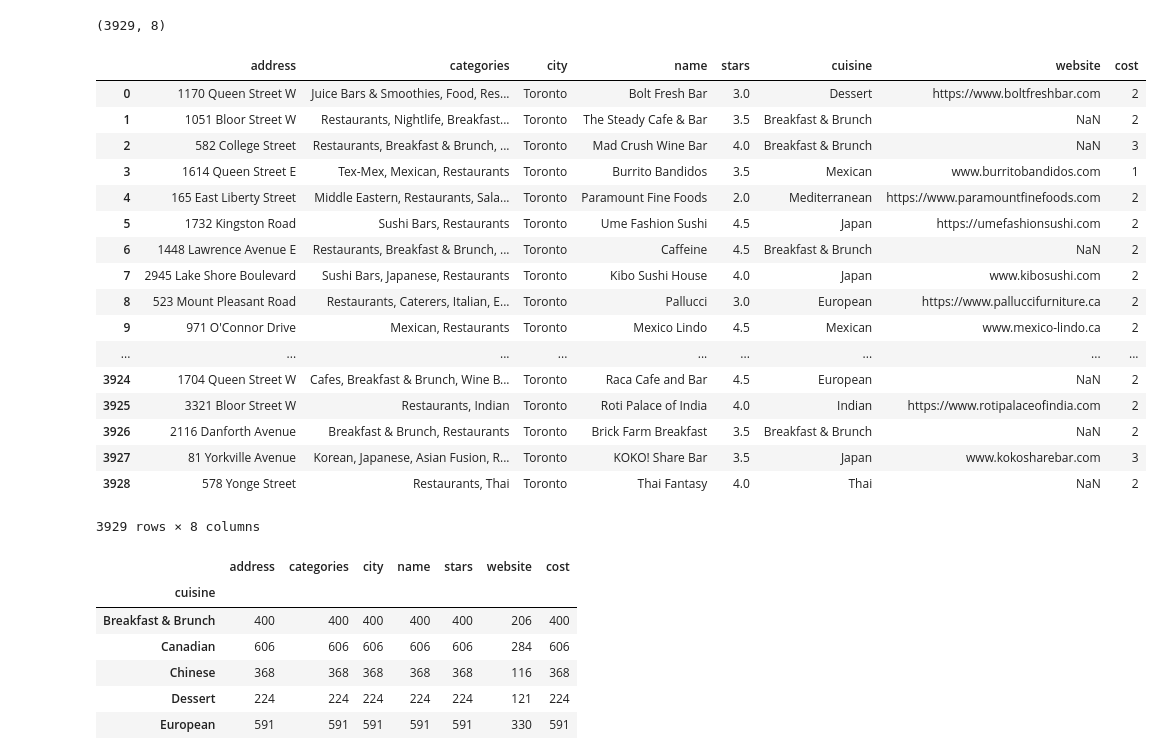
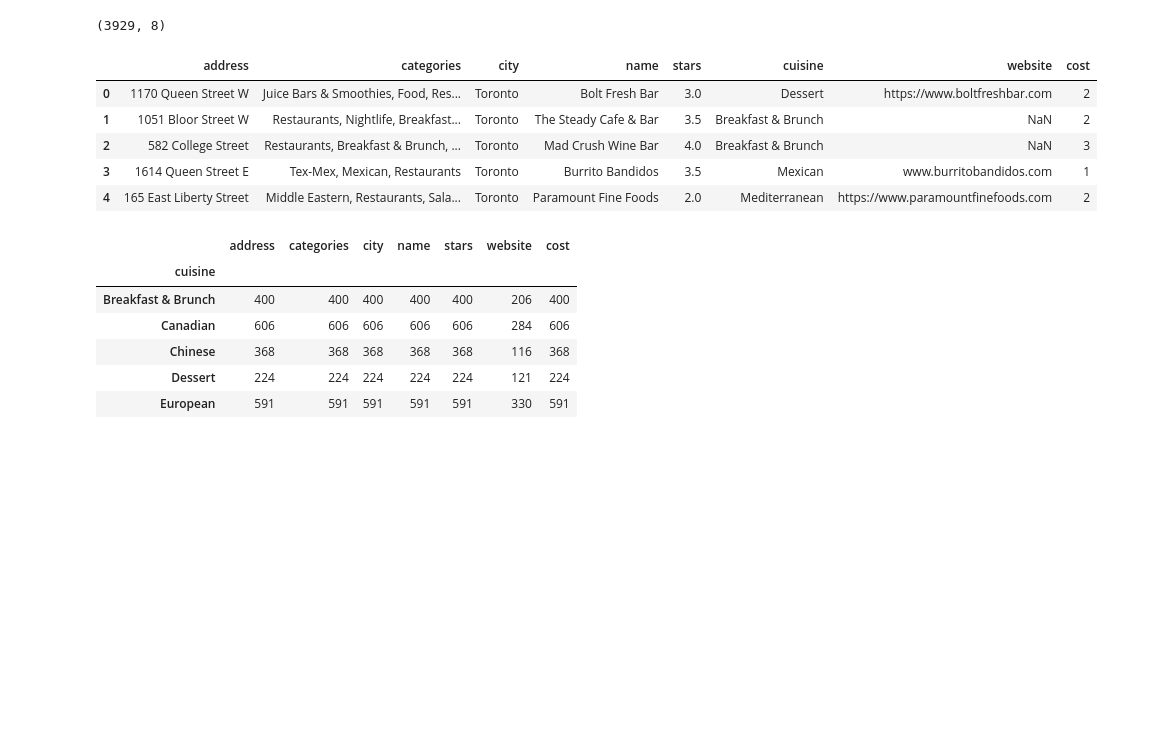
Before and after one commit to A-Aparna/Toronto-Restaurant-Recommendation, a Jupyter notebook: restaurant_recommendation.ipynb, the cells around one changed output. Cells and saved outputs as stored; diff of their text form; code cells hidden in the pictures; blank space fills up the shorter version.

```diff
--- a/restaurant_recommendation.ipynb
+++ b/restaurant_recommendation.ipynb
@@ -9,26 +9,14 @@ df.shape
 # %% [output]
 (3929, 8)
 # %%
-df
+df.head()
 # %% [output]
 |  | address | categories | city | name | stars | cuisine | website | cost |
 | 0 | 1170 Queen Street W | Juice Bars & Smoothies, Food, Res... | Toronto | Bolt Fresh Bar | 3.0 | Dessert | https://www.boltfreshbar.com | 2 |
 | 1 | 1051 Bloor Street W | Restaurants, Nightlife, Breakfast... | Toronto | The Steady Cafe & Bar | 3.5 | Breakfast & Brunch | NaN | 2 |
 | 2 | 582 College Street | Restaurants, Breakfast & Brunch, ... | Toronto | Mad Crush Wine Bar | 4.0 | Breakfast & Brunch | NaN | 3 |
 | 3 | 1614 Queen Street E | Tex-Mex, Mexican, Restaurants | Toronto | Burrito Bandidos | 3.5 | Mexican | www.burritobandidos.com | 1 |
 | 4 | 165 East Liberty Street | Middle Eastern, Restaurants, Sala... | Toronto | Paramount Fine Foods | 2.0 | Mediterranean | https://www.paramountfinefoods.com | 2 |
-| 5 | 1732 Kingston Road | Sushi Bars, Restaurants | Toronto | Ume Fashion Sushi | 4.5 | Japan | https://umefashionsushi.com | 2 |
-| 6 | 1448 Lawrence Avenue E | Restaurants, Breakfast & Brunch, ... | Toronto | Caffeine | 4.5 | Breakfast & Brunch | NaN | 2 |
-| 7 | 2945 Lake Shore Boulevard | Sushi Bars, Japanese, Restaurants | Toronto | Kibo Sushi House | 4.0 | Japan | www.kibosushi.com | 2 |
-| 8 | 523 Mount Pleasant Road | Restaurants, Caterers, Italian, E... | Toronto | Pallucci | 3.0 | European | https://www.palluccifurniture.ca | 2 |
-| 9 | 971 O'Connor Drive | Mexican, Restaurants | Toronto | Mexico Lindo | 4.5 | Mexican | www.mexico-lindo.ca | 2 |
-| ... | ... | ... | ... | ... | ... | ... | ... | ... |
-| 3924 | 1704 Queen Street W | Cafes, Breakfast & Brunch, Wine B... | Toronto | Raca Cafe and Bar | 4.5 | European | NaN | 2 |
-| 3925 | 3321 Bloor Street W | Restaurants, Indian | Toronto | Roti Palace of India | 4.0 | Indian | https://www.rotipalaceofindia.com | 2 |
-| 3926 | 2116 Danforth Avenue | Breakfast & Brunch, Restaurants | Toronto | Brick Farm Breakfast | 3.5 | Breakfast & Brunch | NaN | 2 |
-| 3927 | 81 Yorkville Avenue | Korean, Japanese, Asian Fusion, R... | Toronto | KOKO! Share Bar | 3.5 | Japan | www.kokosharebar.com | 3 |
-| 3928 | 578 Yonge Street | Restaurants, Thai | Toronto | Thai Fantasy | 4.0 | Thai | NaN | 2 |
-3929 rows × 8 columns
 # %%
 df.groupby('cuisine').count()
 # %% [output]
```
Also changed, not shown: parts of 4 cells of this notebook.
